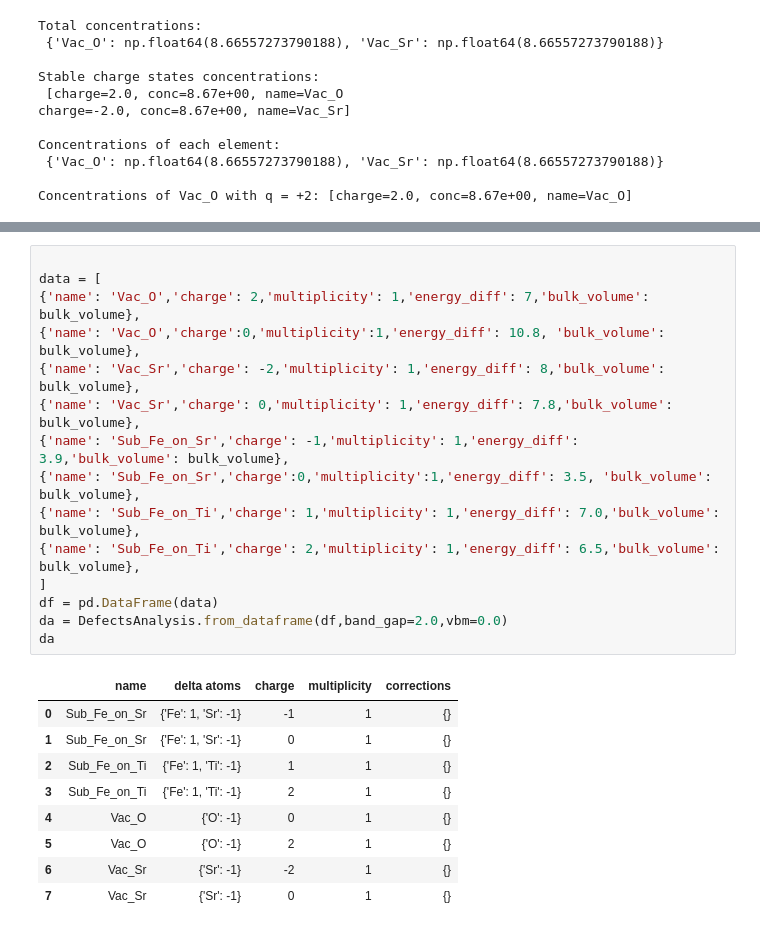
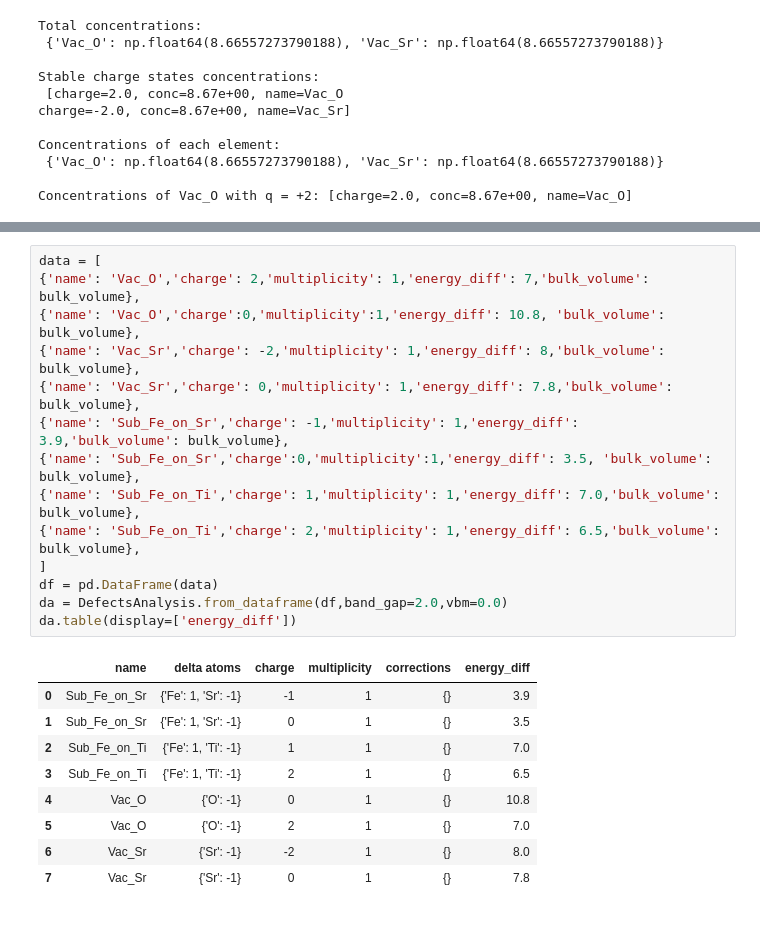
Before and after one commit to lorenzo-villa-hub/defermi, a Jupyter notebook: tutorials/defect_concentrations.ipynb, the cells around one changed output, grey strips where cells are left out. Cells and saved outputs as stored; diff of their text form.

```diff
--- a/tutorials/defect_concentrations.ipynb
+++ b/tutorials/defect_concentrations.ipynb
@@ -71,25 +81,24 @@ Concentrations of Vac_O with q = +2: [charge=2.0, conc=8.67e+00, name=Vac_O]
 # %%
-
 data = [
 {'name': 'Vac_O','charge': 2,'multiplicity': 1,'energy_diff': 7,'bulk_volume': bulk_volume},
 {'name': 'Vac_O','charge':0,'multiplicity':1,'energy_diff': 10.8, 'bulk_volume': bulk_volume},
 {'name': 'Vac_Sr','charge': -2,'multiplicity': 1,'energy_diff': 8,'bulk_volume': bulk_volume},
 {'name': 'Vac_Sr','charge': 0,'multiplicity': 1,'energy_diff': 7.8,'bulk_volume': bulk_volume},
 {'name': 'Sub_Fe_on_Sr','charge': -1,'multiplicity': 1,'energy_diff': 3.9,'bulk_volume': bulk_volume},
 {'name': 'Sub_Fe_on_Sr','charge':0,'multiplicity':1,'energy_diff': 3.5, 'bulk_volume': bulk_volume},
 {'name': 'Sub_Fe_on_Ti','charge': 1,'multiplicity': 1,'energy_diff': 7.0,'bulk_volume': bulk_volume},
 {'name': 'Sub_Fe_on_Ti','charge': 2,'multiplicity': 1,'energy_diff': 6.5,'bulk_volume': bulk_volume},
 ]
 df = pd.DataFrame(data)
 da = DefectsAnalysis.from_dataframe(df,band_gap=2.0,vbm=0.0)
-da
+da.table(display=['energy_diff'])
 # %% [output]
-|  | name | delta atoms | charge | multiplicity | corrections |
-| 0 | Sub_Fe_on_Sr | {'Fe': 1, 'Sr': -1} | -1 | 1 | {} |
-| 1 | Sub_Fe_on_Sr | {'Fe': 1, 'Sr': -1} | 0 | 1 | {} |
-| 2 | Sub_Fe_on_Ti | {'Fe': 1, 'Ti': -1} | 1 | 1 | {} |
-| 3 | Sub_Fe_on_Ti | {'Fe': 1, 'Ti': -1} | 2 | 1 | {} |
-| 4 | Vac_O | {'O': -1} | 0 | 1 | {} |
-| 5 | Vac_O | {'O': -1} | 2 | 1 | {} |
-| 6 | Vac_Sr | {'Sr': -1} | -2 | 1 | {} |
-| 7 | Vac_Sr | {'Sr': -1} | 0 | 1 | {} |
+|  | name | delta atoms | charge | multiplicity | corrections | energy_diff |
+| 0 | Sub_Fe_on_Sr | {'Fe': 1, 'Sr': -1} | -1 | 1 | {} | 3.9 |
+| 1 | Sub_Fe_on_Sr | {'Fe': 1, 'Sr': -1} | 0 | 1 | {} | 3.5 |
+| 2 | Sub_Fe_on_Ti | {'Fe': 1, 'Ti': -1} | 1 | 1 | {} | 7.0 |
+| 3 | Sub_Fe_on_Ti | {'Fe': 1, 'Ti': -1} | 2 | 1 | {} | 6.5 |
+| 4 | Vac_O | {'O': -1} | 0 | 1 | {} | 10.8 |
+| 5 | Vac_O | {'O': -1} | 2 | 1 | {} | 7.0 |
+| 6 | Vac_Sr | {'Sr': -1} | -2 | 1 | {} | 8.0 |
+| 7 | Vac_Sr | {'Sr': -1} | 0 | 1 | {} | 7.8 |
```
Also changed, not shown: parts of 10 cells of this notebook.
